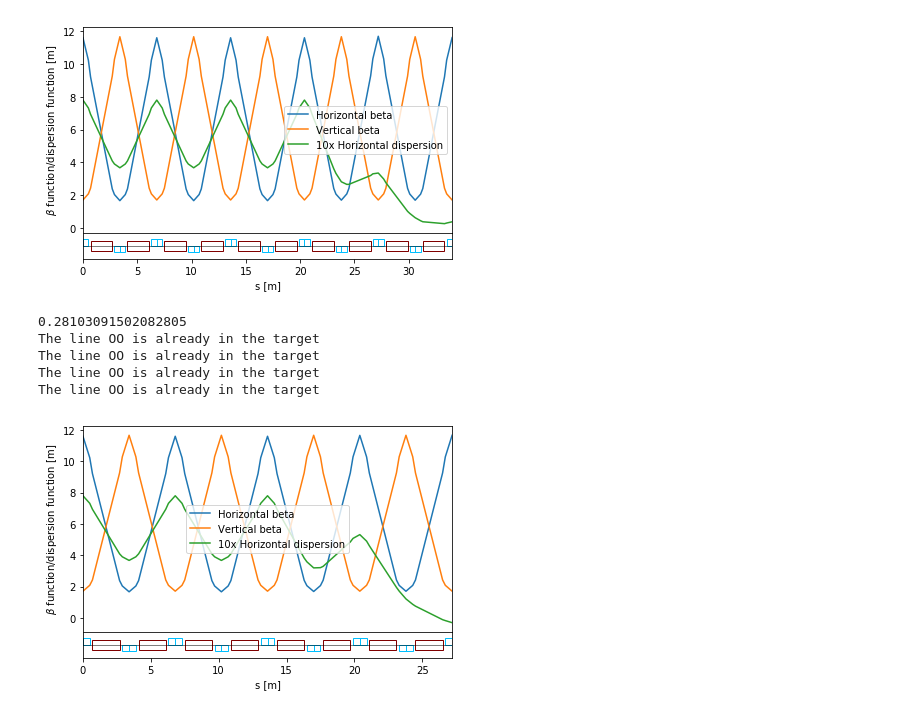
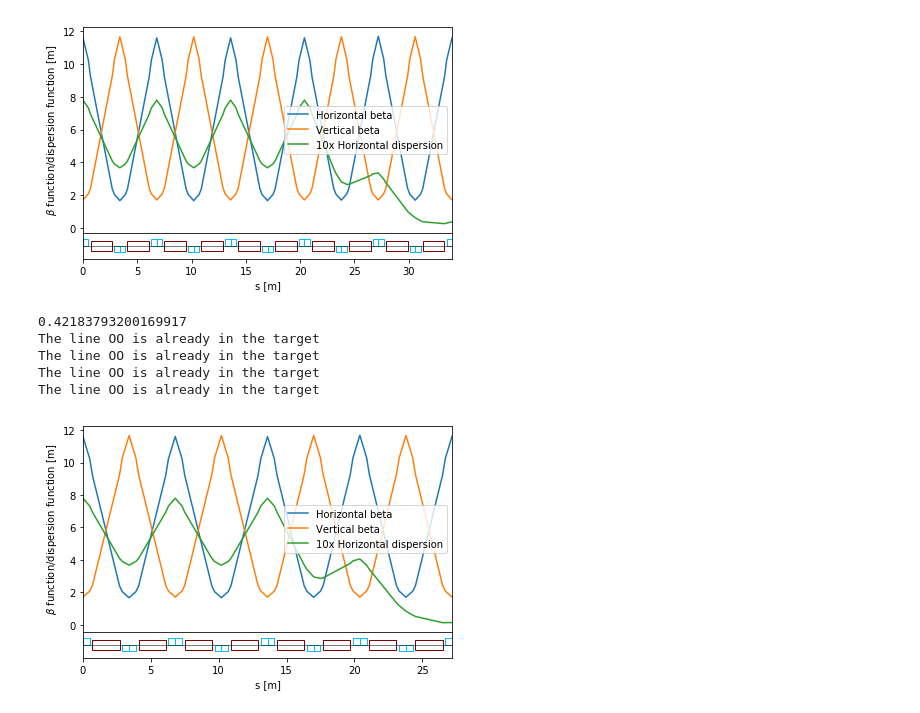
Before and after one commit to yuehao/USPAS_AP_ComputerLab, a Jupyter notebook: FODO_dispersion_suppression.ipynb, the cells around one changed output. Cells and saved outputs as stored; diff of their text form; code cells hidden in the pictures.

```diff
--- a/FODO_dispersion_suppression.ipynb
+++ b/FODO_dispersion_suppression.ipynb
@@ -20,7 +20,7 @@ fodo_lattice.useline
 # %% [output]
 'FODO'
 # %%
-twiss_list, twiss_parameter=elegant_findtwiss(fodo_lattice,matched=1)
+twiss_list_FODO, twiss_parameter_FODO=elegant_findtwiss(fodo_lattice,matched=1)
 # %%
 fig,(ax1,ax2)=plt.subplots(2,gridspec_kw = {'height_ratios':[8, 1]}, sharex=True)
 fodo_lattice.plotBeamline(ax2)
@@ -36,7 +36,7 @@ plt.subplots_adjust(hspace=0.0)
 # %% [output]
 [figure]
 # %%
-end_twiss=twiss_list[[1,2,4,5,6,7,9,10],-1]
+end_twiss=twiss_list_FODO[[1,2,4,5,6,7,9,10],-1]
 end_twiss
 # %% [output]
 array([ 1.16026688e+01, -2.77555756e-16,  7.79957237e-01,  3.33066907e-16,
@@ -79,43 +79,43 @@ plt.subplots_adjust(hspace=0.0)
 # %%
 fodo_copies=4
 angle=fodo_lattice.getElementProperties('bend','angle')
-phi=twiss_list[[3],-1]
+phi=twiss_list_FODO[[3],-1]
 param=1.0/2.0/(1-np.cos(phi))[0]
 angle1=angle*param
 angle2=angle-angle1
 print(param)
 
 lines=[]
 dispersion_suppress2=elegantLatticeFile()
 for i in range(fodo_copies):
     line_name=dispersion_suppress2.loadALine(fodo_lattice, 'fodo', suffix='_{}'.format(i+1))
     lines.append(line_name)
 dispersion_suppress2.appendToBeamline('total_line', *lines)
 
 
 
 i=fodo_copies-1
 dispersion_suppress2.modifyElement('bend_{}'.format(i+1), angle=angle1)
 i=fodo_copies-2
 dispersion_suppress2.modifyElement('bend_{}'.format(i+1), angle=angle2)
 dispersion_suppress2.setUseLine('total_line')
 
-twiss_list, twiss_parameter=elegant_findtwiss(dispersion_suppress2, matched=0, initial_optics=end_twiss)
+twiss_list_ds2, twiss_parameter_ds2=elegant_findtwiss(dispersion_suppress2, matched=0, initial_optics=end_twiss)
 fig,(ax1,ax2)=plt.subplots(2,gridspec_kw = {'height_ratios':[8, 1]}, sharex=True)
 dispersion_suppress2.plotBeamline(ax2)
 
-ax1.plot(twiss_list[0], twiss_list[1], label='Horizontal beta')
-ax1.plot(twiss_list[0], twiss_list[6], label='Vertical beta')
-ax1.plot(twiss_list[0], twiss_list[4]*10, label='10x Horizontal dispersion')
+ax1.plot(twiss_list_ds2[0], twiss_list_ds2[1], label='Horizontal beta')
+ax1.plot(twiss_list_ds2[0], twiss_list_ds2[6], label='Vertical beta')
+ax1.plot(twiss_list_ds2[0], twiss_list_ds2[4]*10, label='10x Horizontal dispersion')
 ax2.set_xlabel('s [m]')
 ax1.set_ylabel(r'$\beta$ function/dispersion function [m]')
 fig.tight_layout()
 ax1.legend(loc='best')
 plt.subplots_adjust(hspace=0.0)
 # %% [output]
-0.28103091502082805
+0.42183793200169917
 The line OO is already in the target
 The line OO is already in the target
 The line OO is already in the target
 The line OO is already in the target
-[figure, old version]
+[figure, new version]
```
Also changed, not shown: parts of 3 cells of this notebook, 1 other file.
